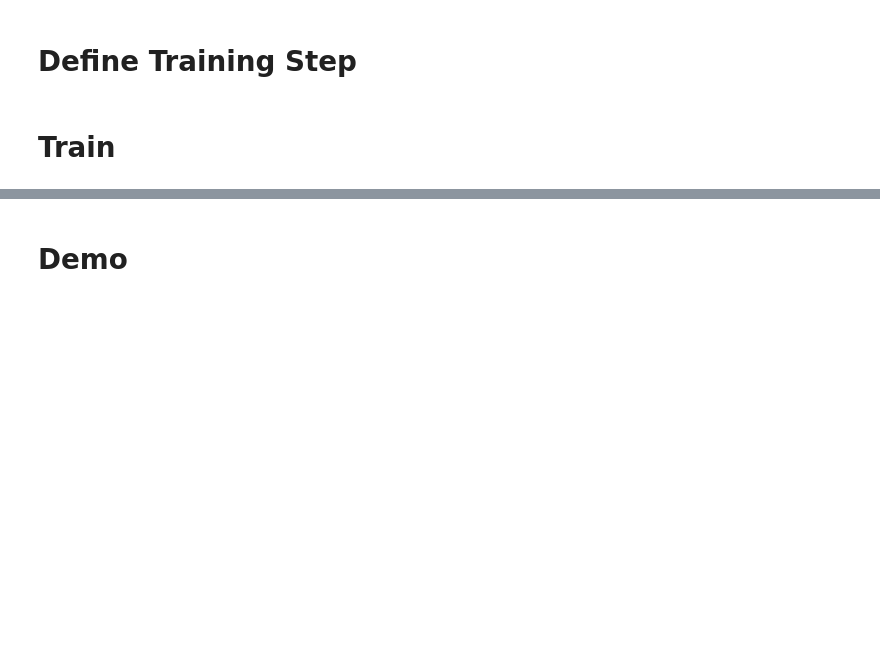
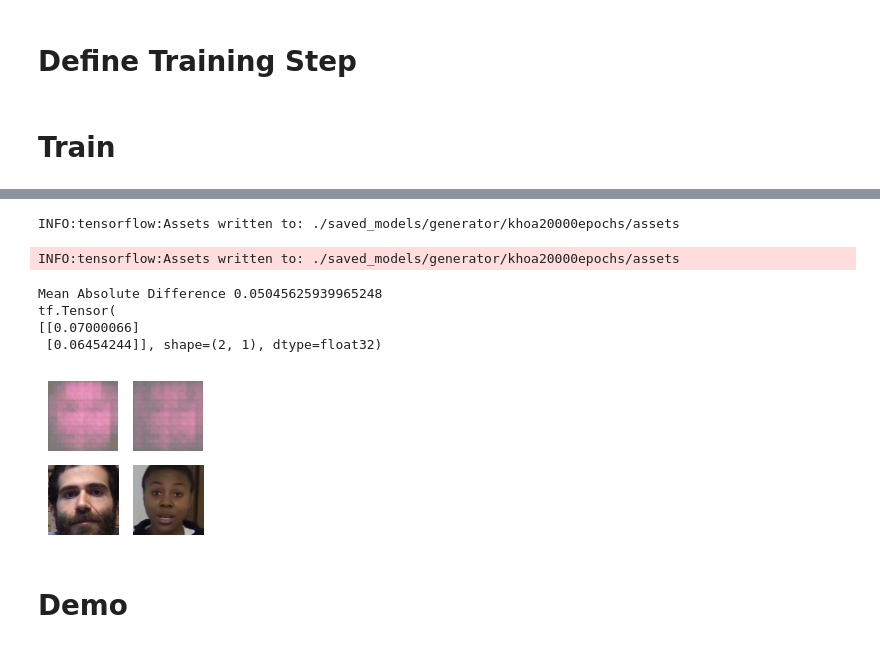
Before and after one commit to BasicallyOk/deepfake-lip-sync, a Jupyter notebook: train_GAN.ipynb, the cells around one changed output, grey strips where cells are left out. Cells and saved outputs as stored; diff of their text form; code cells hidden in the pictures; blank space fills up the shorter version.

```diff
--- a/train_GAN.ipynb
+++ b/train_GAN.ipynb
@@ -360,0 +412,9 @@ NameError: name 'EPOCHS' is not defined
+# %%
+# delete all checkpoints after the entire run is complete.
+for file in os.listdir(save_checkpoint_path):
+    os.remove(os.path.join(save_checkpoint_path, file))
+
+display.clear_output(wait=True)
+gen.save('./saved_models/generator/khoa20000epochs_modified')
+generate_and_save_images(gen, epoch + 1, test_img_arrs, test_img_concats, test_audio_arrs) # Maybe my face?
+# %% [output]
@@ -361,3 +422,10 @@ NameError: name 'EPOCHS' is not defined
+INFO:tensorflow:Assets written to: ./saved_models/generator/khoa20000epochs/assets
+INFO:tensorflow:Assets written to: ./saved_models/generator/khoa20000epochs/assets
+Mean Absolute Difference 0.05045625939965248
+tf.Tensor(
+[[0.07000066]
+ [0.06454244]], shape=(2, 1), dtype=float32)
+[figure, added]
 # %% [markdown]
 # Demo
 # %%
```
Also changed, not shown: parts of 8 cells of this notebook, 5 other files.
